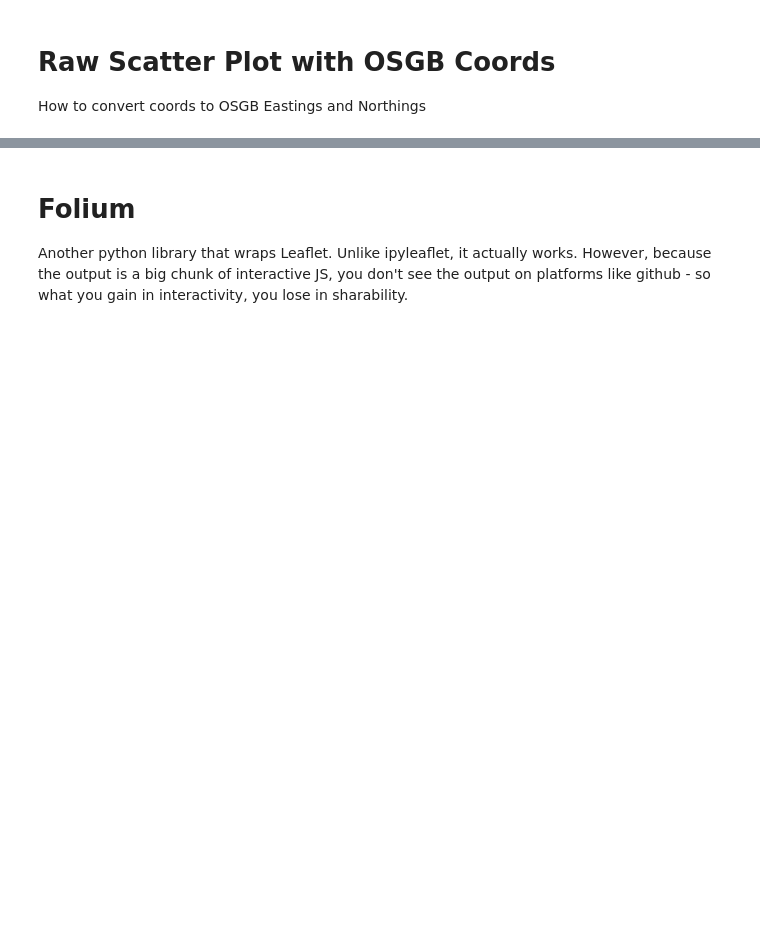
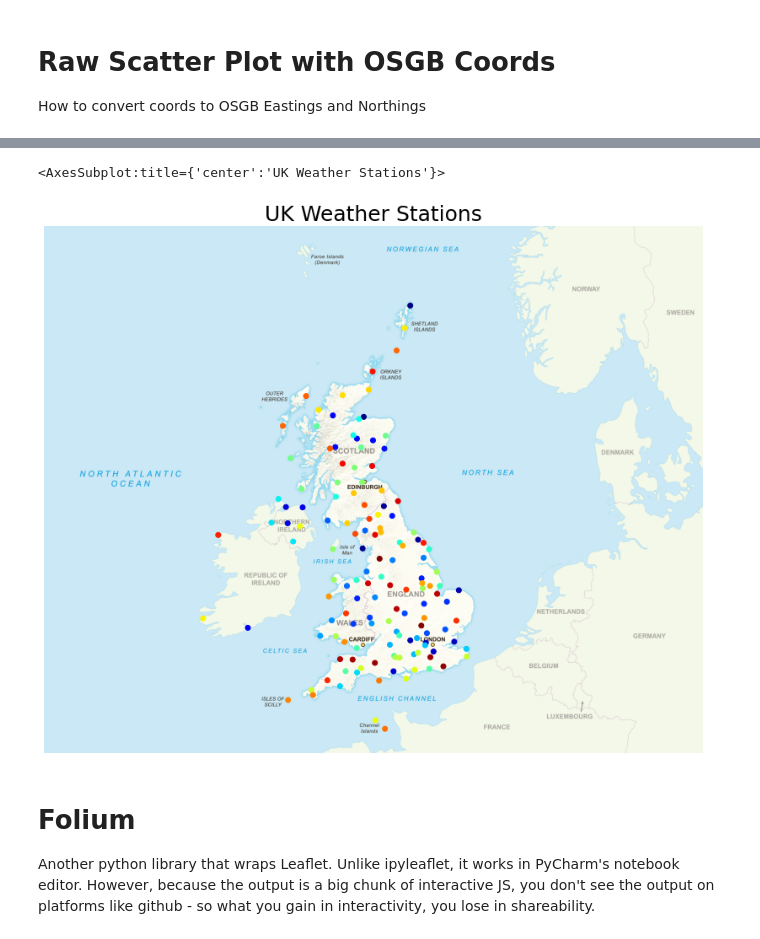
Before and after one commit to DanteLore/weather-notebook, a Jupyter notebook: map.ipynb, the cells around one changed output, grey strips where cells are left out. Drawn from its saved outputs; the diff is of its cells as text; code cells hidden in the pictures; blank space fills up the shorter version.

```diff
--- a/map.ipynb
+++ b/map.ipynb
@@ -74,7 +100,24 @@ osgb
+# %%
+import rasterio.plot
+
+gdf_osgb = geopandas.GeoDataFrame(osgb, geometry=geopandas.points_from_xy(osgb.osgb_E, osgb.osgb_N))
+
+raster_data = rasterio.open('GBOverview.tif', masked=True)
+extent=[raster_data.bounds[0], raster_data.bounds[2], raster_data.bounds[1], raster_data.bounds[3]]
+
+f, ax = plt.subplots(figsize=(14, 14))
+ax.set_title('UK Weather Stations', fontdict={'fontsize': '25', 'fontweight' : '3'})
+ax.set_axis_off()
+
+rasterio.plot.show(raster_data, ax=ax, extent=extent)
+gdf_osgb.plot(ax=ax, cmap=plt.get_cmap("jet"), c='temperature')
+# %% [output]
+<AxesSubplot:title={'center':'UK Weather Stations'}>
+[figure, added]
 # %% [markdown]
 # Folium
 
-Another python library that wraps Leaflet.  Unlike ipyleaflet, it actually works.  However, because the output is a big chunk of interactive JS, you don't see the output on platforms like github - so what you gain in interactivity, you lose in sharability.
+Another python library that wraps Leaflet.  Unlike ipyleaflet, it works in PyCharm's notebook editor.  However, because the output is a big chunk of interactive JS, you don't see the output on platforms like github - so what you gain in interactivity, you lose in shareability.
 # %%
 import folium
 from branca.element import Figure
```
Also changed, not shown: parts of 6 cells of this notebook, 3 other files.
